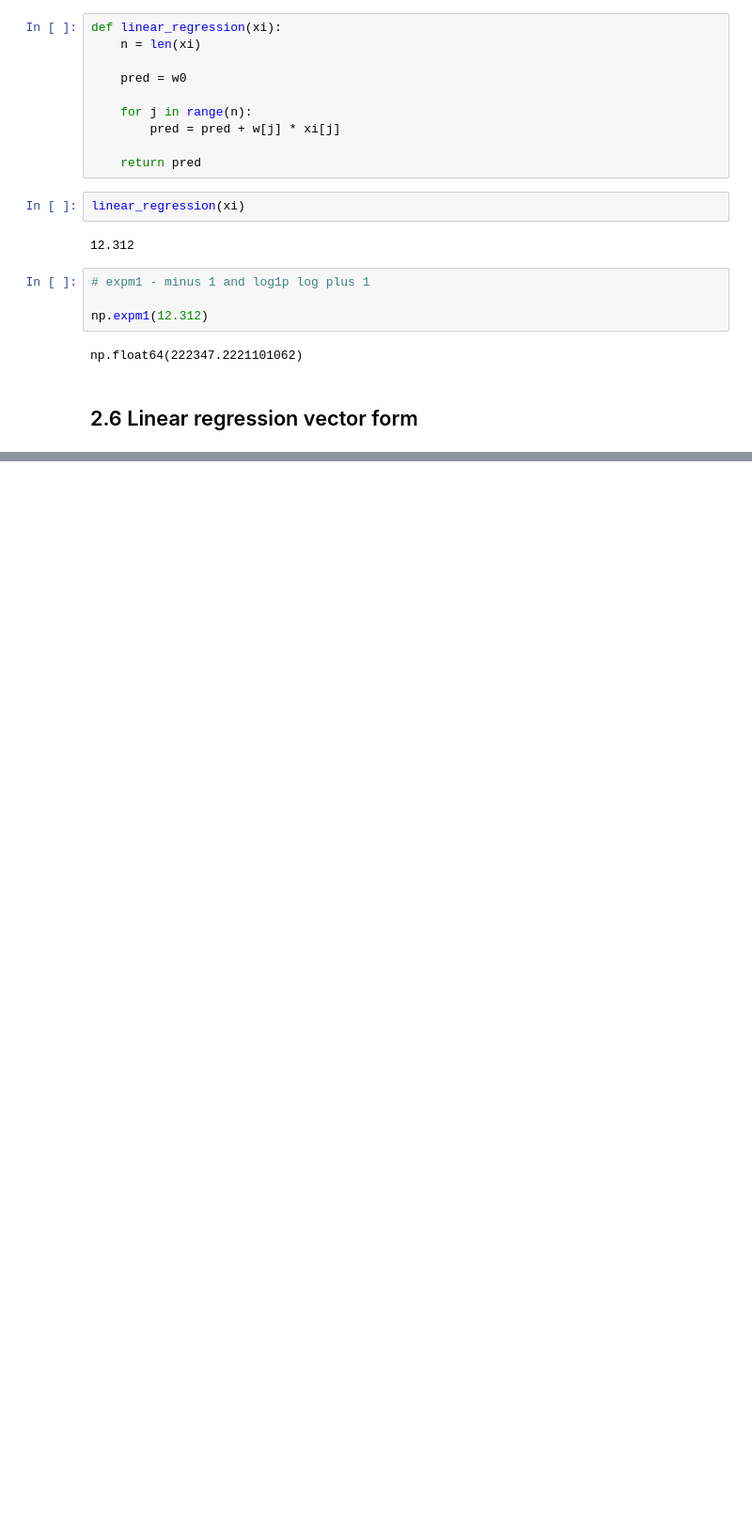
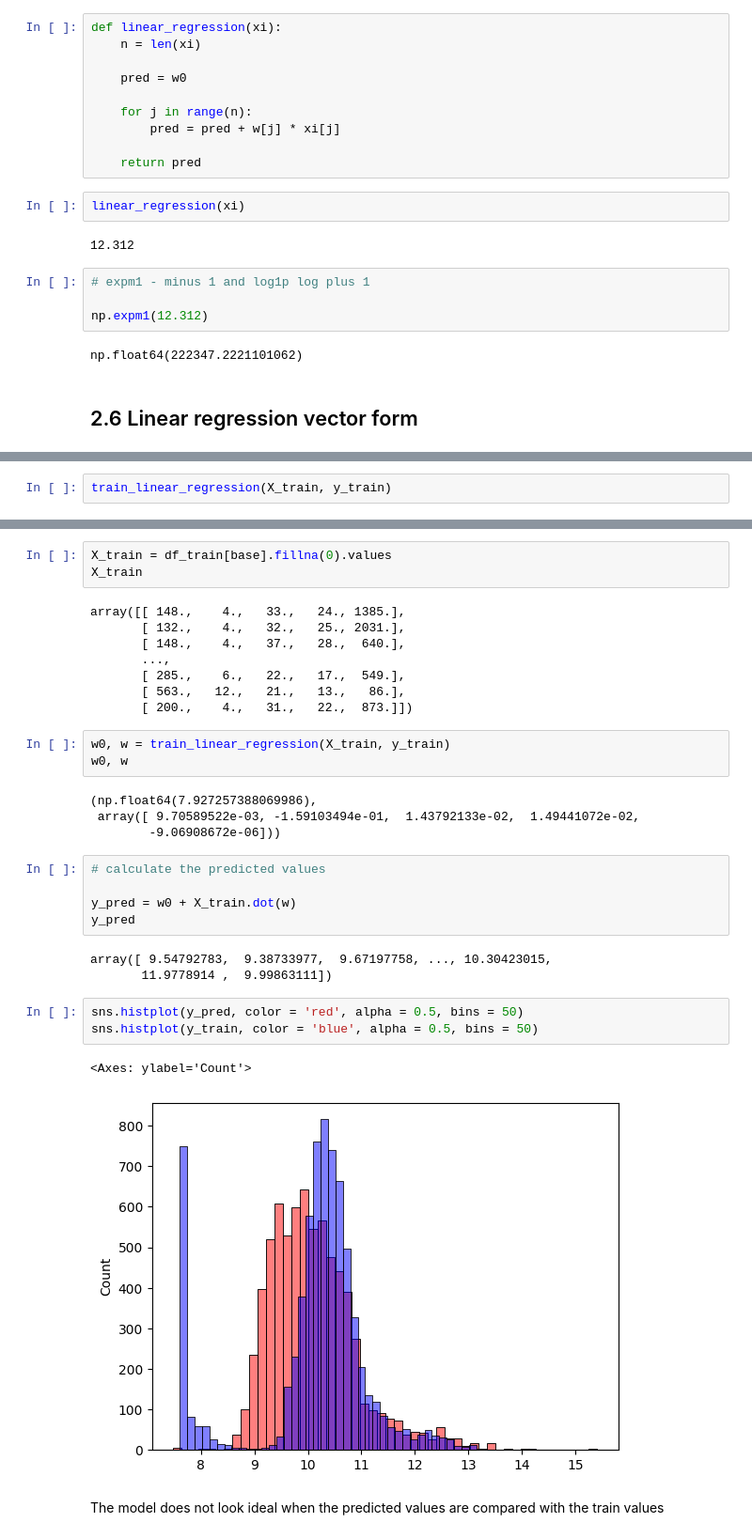
Before and after one commit to eekevall/machine-learning-zoomcamp-2024, a Jupyter notebook: 02-Car-Price-Prediction/ML-Car-Price-Prediction.ipynb, the cells around one changed output, grey strips where cells are left out. Shown at 94% size. Cells and saved outputs as stored; diff of their text form; blank space fills up the shorter version.

```diff
--- a/02-Car-Price-Prediction/ML-Car-Price-Prediction.ipynb
+++ b/02-Car-Price-Prediction/ML-Car-Price-Prediction.ipynb
@@ -462,0 +704,2 @@ np.float64(222347.2221101062)
+# %%
+train_linear_regression(X_train, y_train)
@@ -462,0 +719,34 @@ np.float64(222347.2221101062)
+# %%
+X_train = df_train[base].fillna(0).values
+X_train
+# %% [output]
+array([[ 148.,    4.,   33.,   24., 1385.],
+       [ 132.,    4.,   32.,   25., 2031.],
+       [ 148.,    4.,   37.,   28.,  640.],
+       ...,
+       [ 285.,    6.,   22.,   17.,  549.],
+       [ 563.,   12.,   21.,   13.,   86.],
+       [ 200.,    4.,   31.,   22.,  873.]])
+# %%
+w0, w = train_linear_regression(X_train, y_train)
+w0, w
+# %% [output]
+(np.float64(7.927257388069986),
+ array([ 9.70589522e-03, -1.59103494e-01,  1.43792133e-02,  1.49441072e-02,
+        -9.06908672e-06]))
+# %%
+# calculate the predicted values
+
+y_pred = w0 + X_train.dot(w)
+y_pred
+# %% [output]
+array([ 9.54792783,  9.38733977,  9.67197758, ..., 10.30423015,
+       11.9778914 ,  9.99863111])
+# %%
+sns.histplot(y_pred, color = 'red', alpha = 0.5, bins = 50)
+sns.histplot(y_train, color = 'blue', alpha = 0.5, bins = 50)
+# %% [output]
+<Axes: ylabel='Count'>
+[figure, added]
+# %% [markdown]
+The model does not look ideal when the predicted values are compared with the train values
```
Also changed, not shown: parts of 48 cells of this notebook, 5 other files.
